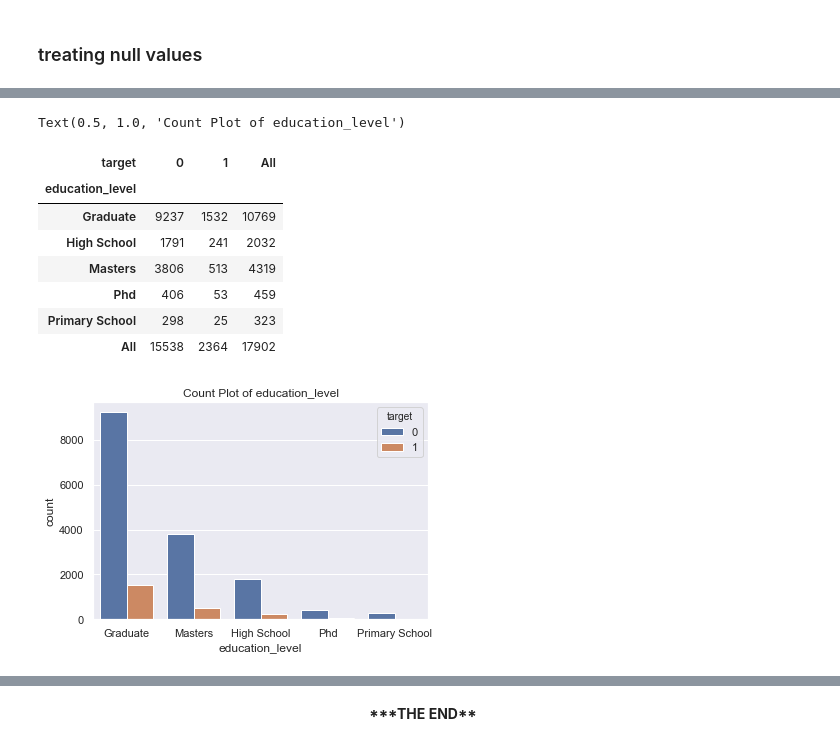
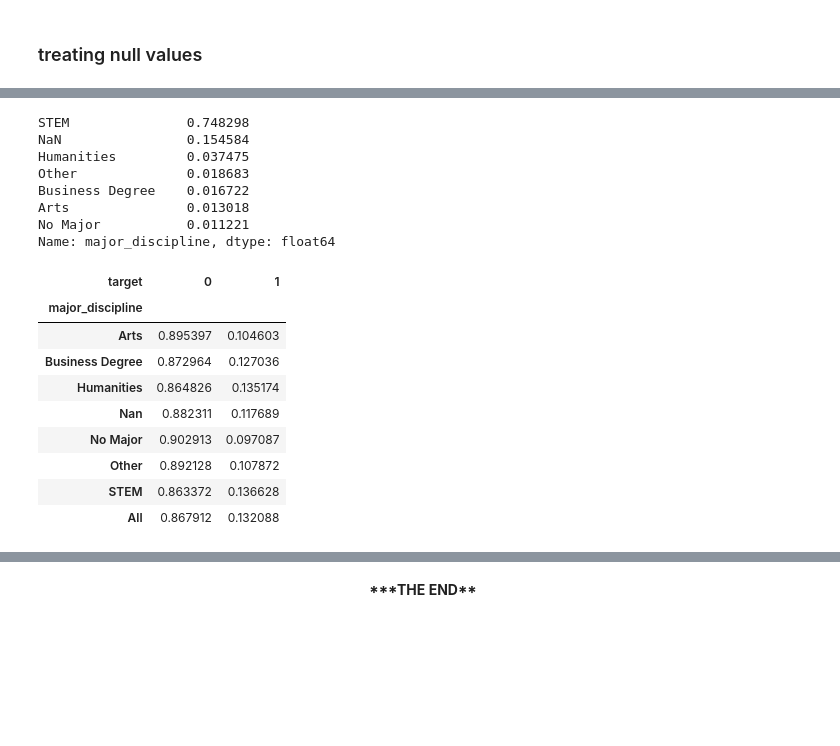
Before and after one commit to Vishnu1183/Hackathons, a Jupyter notebook: AV_HR_08May20/AV_HR_Cleaning_Feature_Engineering.ipynb, the cells around one changed output, grey strips where cells are left out. Saved outputs shown, nothing was run; the diff lists cells and outputs as text; code cells hidden in the pictures; blank space fills up the shorter version.

```diff
--- a/AV_HR_08May20/AV_HR_Cleaning_Feature_Engineering.ipynb
+++ b/AV_HR_08May20/AV_HR_Cleaning_Feature_Engineering.ipynb
@@ -116,0 +115,7 @@ Name: gender, dtype: int64
+# %%
+mindicator = MissingIndicator(missing_values=np.nan,error_on_new=False)
+z = mindicator.fit_transform(train.drop('target',axis = 1))
+# %%
+cols_na_ind = [x+'_na_ind' for x in train.columns[mindicator.features_]]
+train = pd.concat([train,pd.DataFrame(1*z,columns = cols_na_ind)],axis = 1)
+train.head(1)
@@ -129,4 +151,0 @@ Text(0.5, 1.0, 'Count Plot of gender')
-# %%
-#creating a label 'missing' as the null count is very high
-train[var].fillna('missing',inplace=True)
-test[var].fillna('missing',inplace=True)
@@ -158,5 +168,0 @@ Text(0.5, 1.0, 'Count Plot of enrolled_university')
-# %%
-#replacing NULLs with modes
-x = train[var].mode()[0]
-train[var].fillna(x,inplace=True)
-test[var].fillna(x,inplace=True)
@@ -175,14 +190,23 @@ Name: education_level, dtype: float64
 # %%
-sns.countplot(x=var,hue='target', data = train).set_title(f'Count Plot of {var}');
-pd.crosstab(index = train[var], columns = train.target,margins = True)#,normalize='index',)
+var = 'major_discipline'
+train[var].value_counts(dropna=False,normalize=True)
+pd.crosstab(index = train[var].fillna('Nan'), columns = train.target,margins = True,dropna = False,normalize='index')
 # %% [output]
-Text(0.5, 1.0, 'Count Plot of education_level')
+STEM               0.748298
+NaN                0.154584
+Humanities         0.037475
+Other              0.018683
+Business Degree    0.016722
+Arts               0.013018
+No Major           0.011221
+Name: major_discipline, dtype: float64
-| target | 0 | 1 | All |
-| education_level |  |  |  |
-| Graduate | 9237 | 1532 | 10769 |
-| High School | 1791 | 241 | 2032 |
-| Masters | 3806 | 513 | 4319 |
-| Phd | 406 | 53 | 459 |
-| Primary School | 298 | 25 | 323 |
-| All | 15538 | 2364 | 17902 |
+| target | 0 | 1 |
+| major_discipline |  |  |
+| Arts | 0.895397 | 0.104603 |
+| Business Degree | 0.872964 | 0.127036 |
+| Humanities | 0.864826 | 0.135174 |
+| Nan | 0.882311 | 0.117689 |
+| No Major | 0.902913 | 0.097087 |
+| Other | 0.892128 | 0.107872 |
+| STEM | 0.863372 | 0.136628 |
+| All | 0.867912 | 0.132088 |
-[figure, removed]
```
Also changed, not shown: parts of 62 cells of this notebook.
